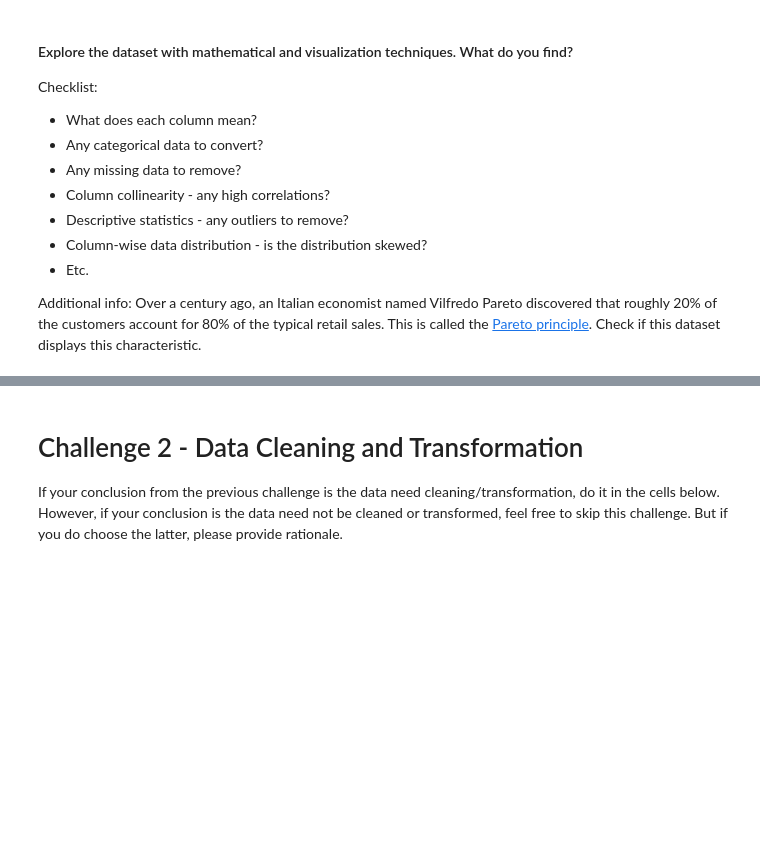
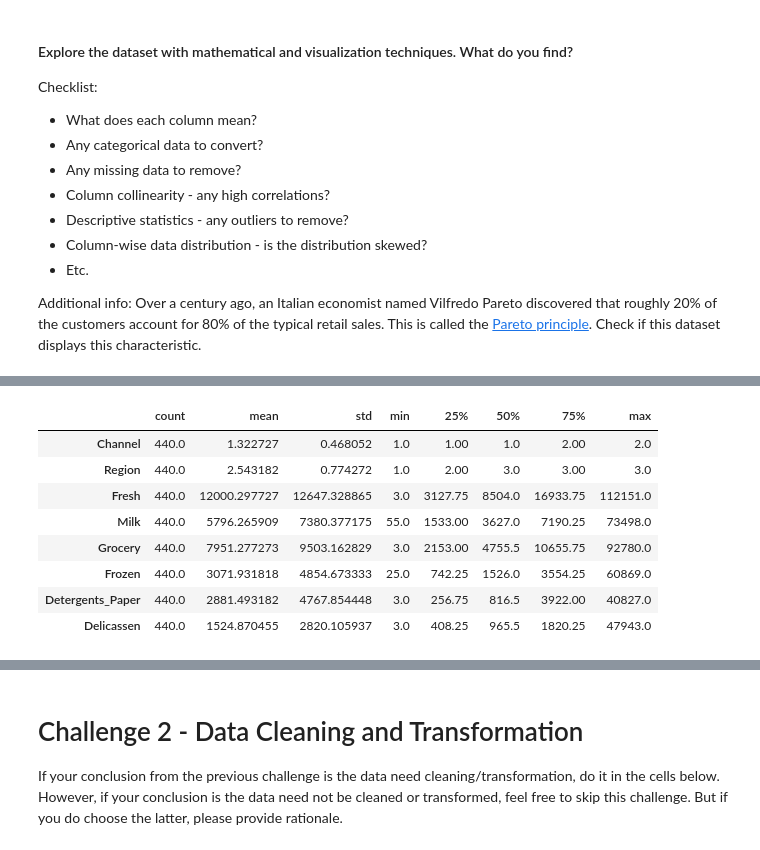
Before and after one commit to Ironhack-Data-Madrid-Octubre-2023/7.4-lab_unsupervised_learning, a Jupyter notebook: your-code/main.ipynb, the cells around one changed output, grey strips where cells are left out. Saved outputs shown, nothing was run; the diff lists cells and outputs as text; code cells hidden in the pictures; blank space fills up the shorter version.

```diff
--- a/your-code/main.ipynb
+++ b/your-code/main.ipynb
@@ -63,0 +86,12 @@ customers.columns   # se observan las columnas
+# %%
+customers.describe().T     #with a simple describe we can see the analytics of our columns and check for some in pdepth info.
+# %% [output]
+|  | count | mean | std | min | 25% | 50% | 75% | max |
+| Channel | 440.0 | 1.322727 | 0.468052 | 1.0 | 1.00 | 1.0 | 2.00 | 2.0 |
+| Region | 440.0 | 2.543182 | 0.774272 | 1.0 | 2.00 | 3.0 | 3.00 | 3.0 |
+| Fresh | 440.0 | 12000.297727 | 12647.328865 | 3.0 | 3127.75 | 8504.0 | 16933.75 | 112151.0 |
+| Milk | 440.0 | 5796.265909 | 7380.377175 | 55.0 | 1533.00 | 3627.0 | 7190.25 | 73498.0 |
+| Grocery | 440.0 | 7951.277273 | 9503.162829 | 3.0 | 2153.00 | 4755.5 | 10655.75 | 92780.0 |
+| Frozen | 440.0 | 3071.931818 | 4854.673333 | 25.0 | 742.25 | 1526.0 | 3554.25 | 60869.0 |
+| Detergents_Paper | 440.0 | 2881.493182 | 4767.854448 | 3.0 | 256.75 | 816.5 | 3922.00 | 40827.0 |
+| Delicassen | 440.0 | 1524.870455 | 2820.105937 | 3.0 | 408.25 | 965.5 | 1820.25 | 47943.0 |
```
Also changed, not shown: parts of 13 cells of this notebook.
